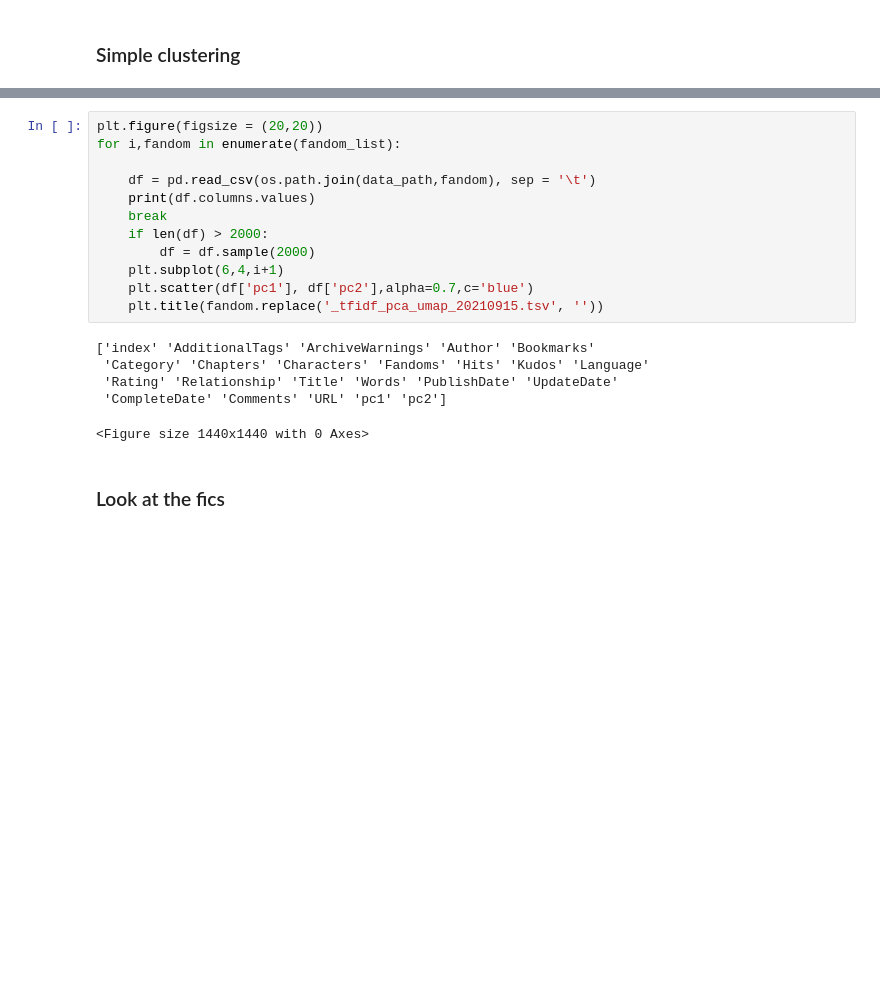
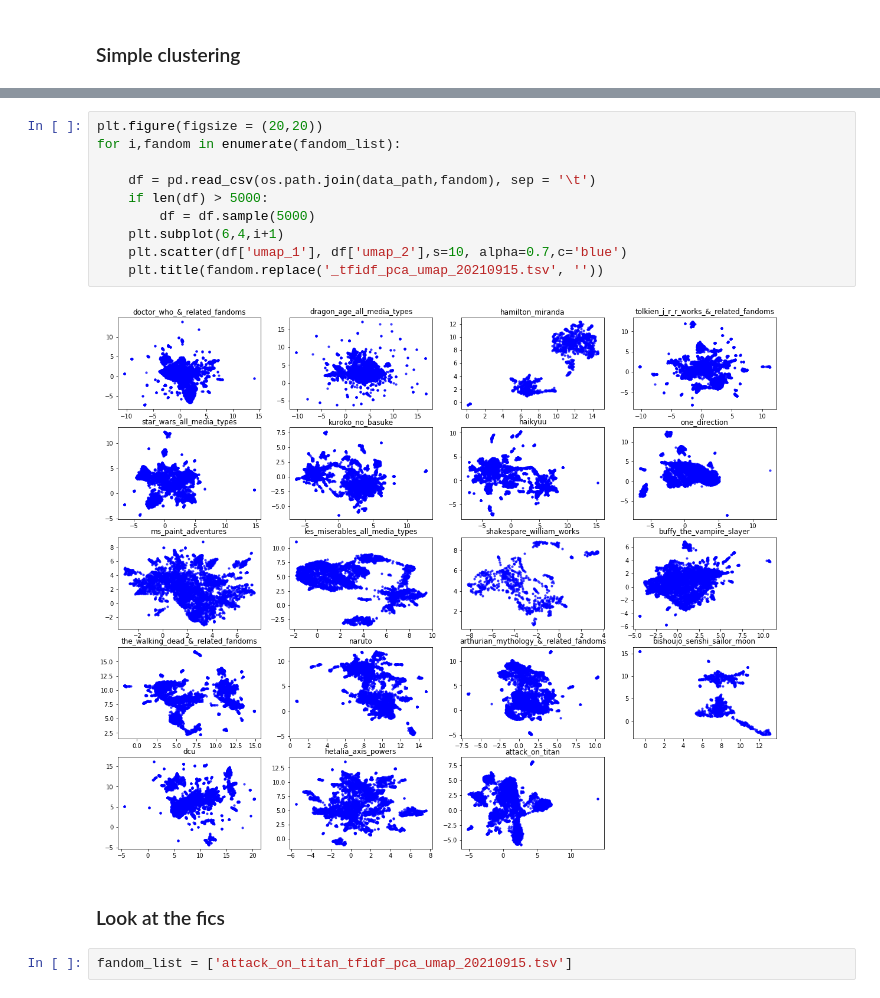
Before and after one commit to yzjing/ao3, a Jupyter notebook: exps/20211104_clustering/pca_umap.ipynb, the cells around one changed output, grey strips where cells are left out. Saved outputs shown, nothing was run; the diff lists cells and outputs as text; blank space fills up the shorter version.

```diff
--- a/exps/20211104_clustering/pca_umap.ipynb
+++ b/exps/20211104_clustering/pca_umap.ipynb
@@ -51,23 +52,19 @@ for i,fandom in enumerate(fandom_list):
 # %%
 plt.figure(figsize = (20,20))
 for i,fandom in enumerate(fandom_list):
 
     df = pd.read_csv(os.path.join(data_path,fandom), sep = '\t')
-    print(df.columns.values)
-    break
-    if len(df) > 2000:
-        df = df.sample(2000)
+    if len(df) > 5000:
+        df = df.sample(5000)
     plt.subplot(6,4,i+1)
-    plt.scatter(df['pc1'], df['pc2'],alpha=0.7,c='blue')
+    plt.scatter(df['umap_1'], df['umap_2'],s=10, alpha=0.7,c='blue')
     plt.title(fandom.replace('_tfidf_pca_umap_20210915.tsv', ''))
 # %% [output]
-['index' 'AdditionalTags' 'ArchiveWarnings' 'Author' 'Bookmarks'
- 'Category' 'Chapters' 'Characters' 'Fandoms' 'Hits' 'Kudos' 'Language'
- 'Rating' 'Relationship' 'Title' 'Words' 'PublishDate' 'UpdateDate'
- 'CompleteDate' 'Comments' 'URL' 'pc1' 'pc2']
-<Figure size 1440x1440 with 0 Axes>
+[figure, added]
 # %% [markdown]
 ### Look at the fics
+# %%
+fandom_list = ['attack_on_titan_tfidf_pca_umap_20210915.tsv']
 # %%
 for i,fandom in enumerate(fandom_list):
     df = pd.read_csv(os.path.join(data_path,fandom), sep = '\t')
```
Also changed, not shown: parts of 32 cells of this notebook, 7 other files.
